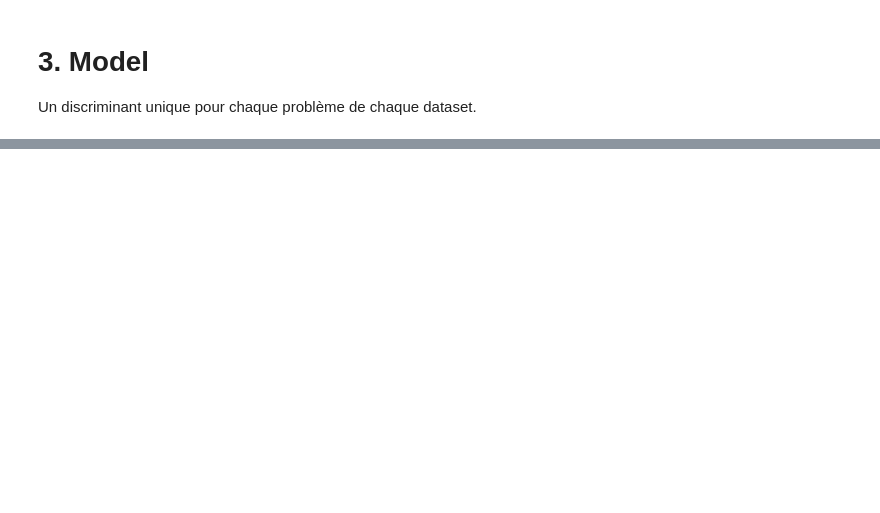
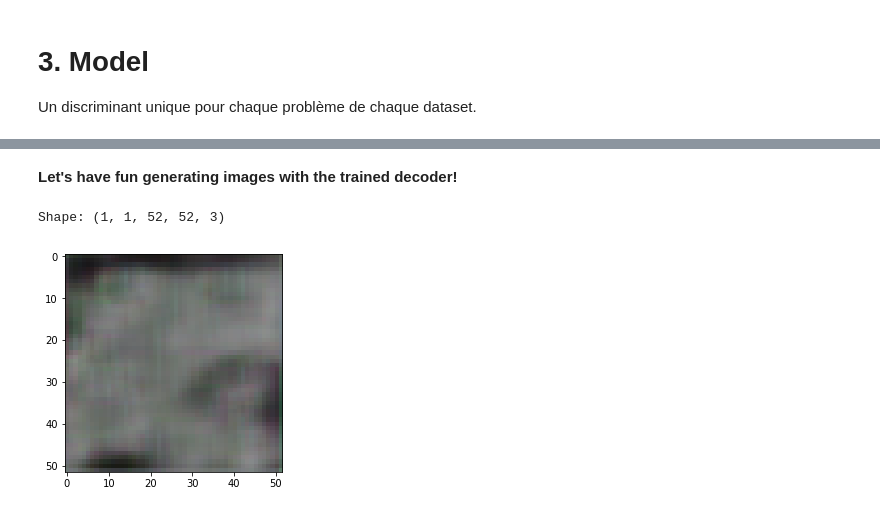
Before and after one commit to Didayolo/transfer-autoencoder, a Jupyter notebook: transfer-autoencoder.ipynb, the cells around one changed output, grey strips where cells are left out. Drawn from its saved outputs; the diff is of its cells as text; code cells hidden in the pictures; blank space fills up the shorter version.

```diff
--- a/transfer-autoencoder.ipynb
+++ b/transfer-autoencoder.ipynb
@@ -176,3 +184,12 @@ Epoch 1/1
 
 #clf.fit(features_train, y_train)
 #clf.score(features_test, y_test)
+# %% [markdown]
+**Let's have fun generating images with the trained decoder!**
+# %%
+noise =  np.float32(np.random.rand(1, 392))
+tensor = decoder.predict(noise)
+show_example(tensor)
+# %% [output]
+Shape: (1, 1, 52, 52, 3)
+[figure, added]
```
Also changed, not shown: parts of 4 cells of this notebook, 3 other files.
